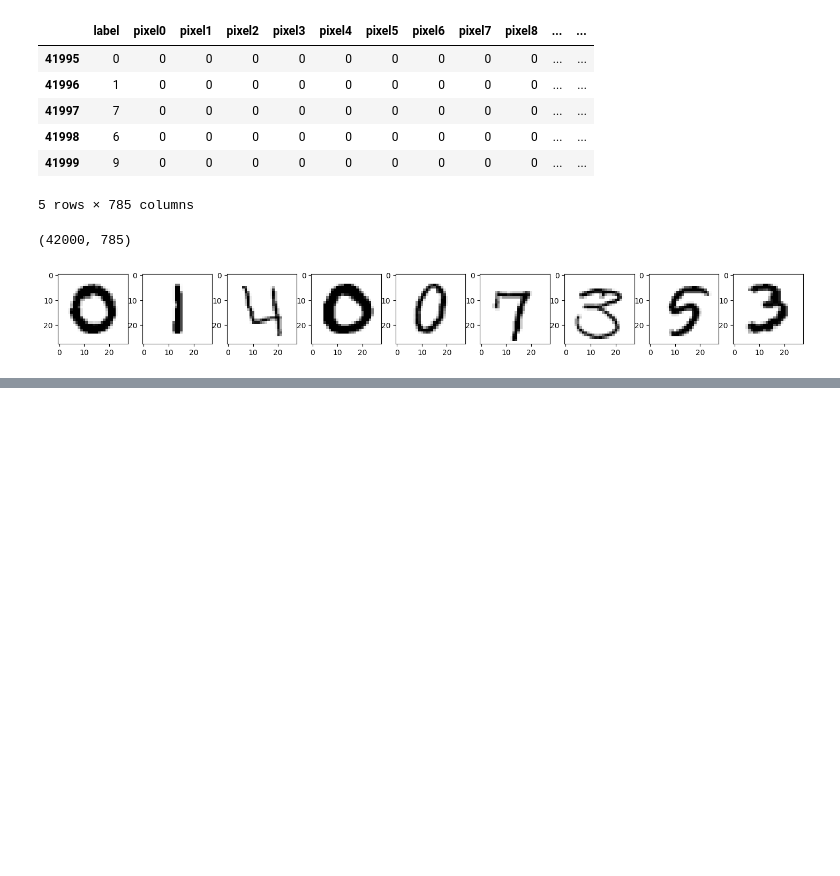
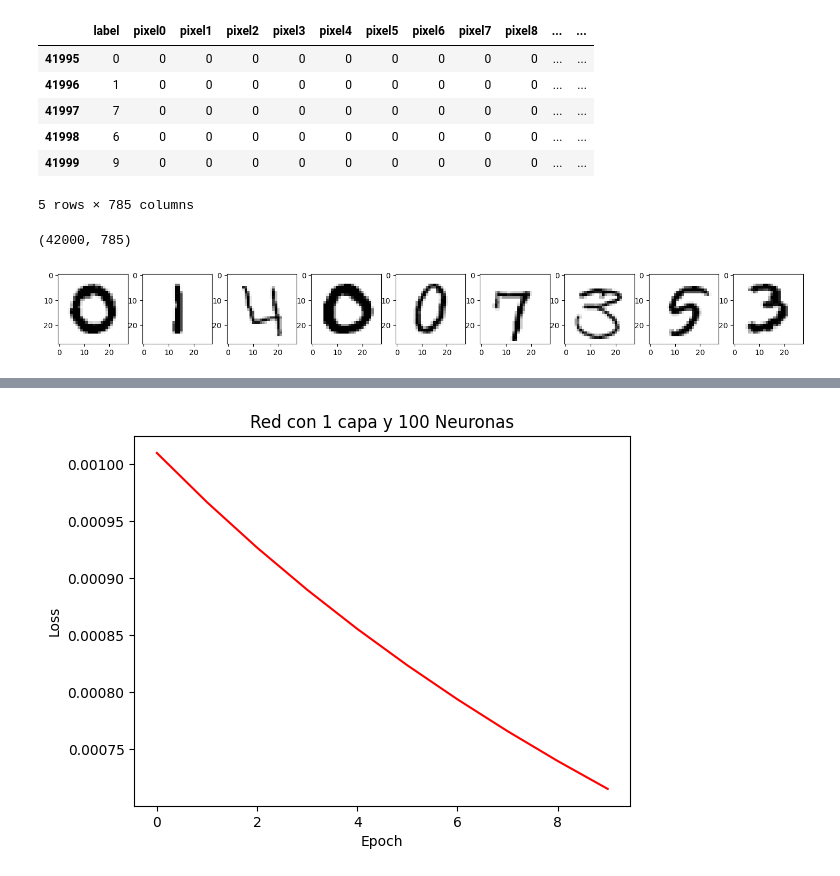
Before and after one commit to DCI-alxogm/ml2023-DPM2310, a Jupyter notebook: Nov24-25/NN_ClasificacionMulticlase.ipynb, the cells around one changed output, grey strips where cells are left out. Saved outputs shown, nothing was run; the diff lists cells and outputs as text; code cells hidden in the pictures; blank space fills up the shorter version.

```diff
--- a/Nov24-25/NN_ClasificacionMulticlase.ipynb
+++ b/Nov24-25/NN_ClasificacionMulticlase.ipynb
@@ -46,0 +229,15 @@ for i in range(1,10):
+# %%
+# 1 capa - 100 neuronas
+
+tf.random.set_seed(1234)  # applied to achieve reproducible results
+model4 = Sequential(
+    [
+        tf.keras.Input(shape=(x_train.shape[1],)),
+        Dense(100, activation='relu', name = 'layer1'),
+        Dense(10, activation='softmax')
+     ]
+)
+
+model4.compile(optimizer='sgd', loss = tf.keras.losses.BinaryCrossentropy(), metrics=['accuracy'])
+
+history4 = model.fit(x_train, y_train, epochs = 10)
@@ -46,0 +271,8 @@ for i in range(1,10):
+# %%
+plt.plot(history4.history['loss'], color = 'red')
+plt.title('Red con 1 capa y 100 Neuronas')
+plt.xlabel('Epoch')
+plt.ylabel('Loss')
+plt.show()
+# %% [output]
+[figure, added]
```
Also changed, not shown: parts of 25 cells of this notebook.
